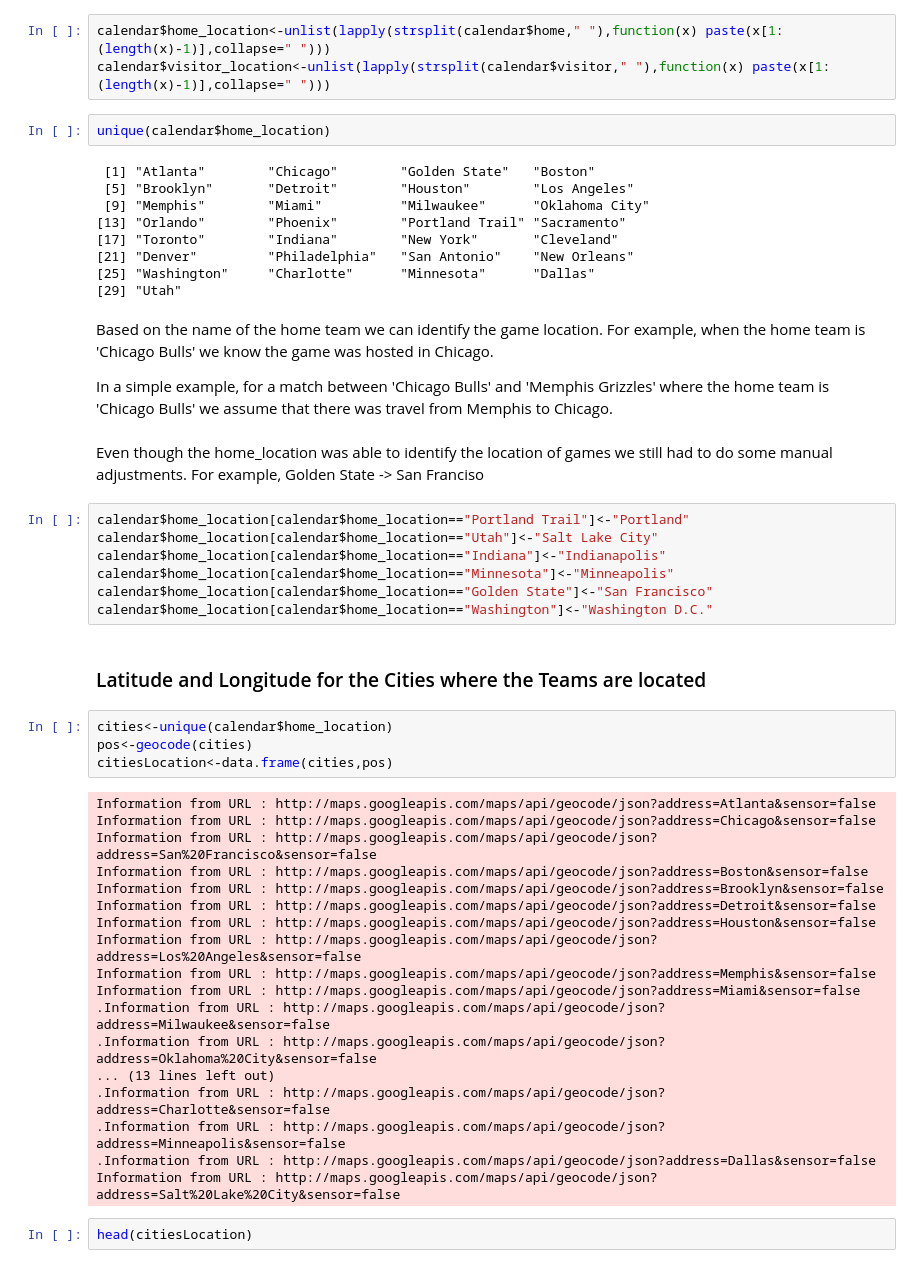
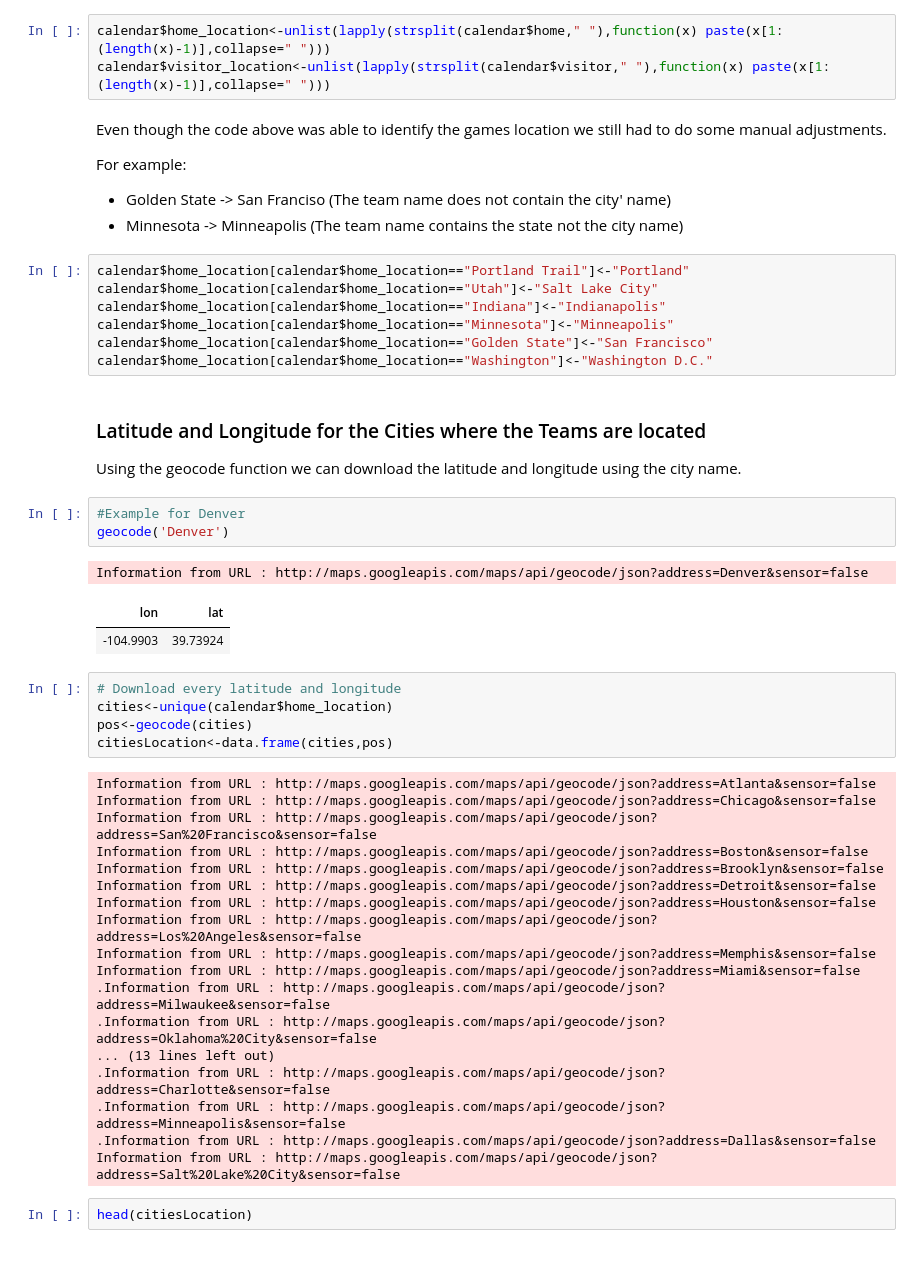
Before and after one commit to ddantasds/Data-Science-Projects, a Jupyter notebook: NBA calendar/NBA season calendar.ipynb, the cells around one changed output. Drawn from its saved outputs; the diff is of its cells as text.

```diff
--- a/NBA calendar/NBA season calendar.ipynb
+++ b/NBA calendar/NBA season calendar.ipynb
@@ -99,23 +103,12 @@ Minnesota Timberwolves       Dallas Mavericks              Utah Jazz
 # %%
 calendar$home_location<-unlist(lapply(strsplit(calendar$home," "),function(x) paste(x[1:(length(x)-1)],collapse=" ")))
 calendar$visitor_location<-unlist(lapply(strsplit(calendar$visitor," "),function(x) paste(x[1:(length(x)-1)],collapse=" ")))
-# %%
-unique(calendar$home_location)
-# %% [output]
- [1] "Atlanta"        "Chicago"        "Golden State"   "Boston"
- [5] "Brooklyn"       "Detroit"        "Houston"        "Los Angeles"
- [9] "Memphis"        "Miami"          "Milwaukee"      "Oklahoma City"
-[13] "Orlando"        "Phoenix"        "Portland Trail" "Sacramento"
-[17] "Toronto"        "Indiana"        "New York"       "Cleveland"
-[21] "Denver"         "Philadelphia"   "San Antonio"    "New Orleans"
-[25] "Washington"     "Charlotte"      "Minnesota"      "Dallas"
-[29] "Utah"
-# %% [markdown]
-Based on the name of the home team we can identify the game location. For example, when the home team is 'Chicago Bulls' we know the game was hosted in Chicago.
-
-In a simple example, for a match between 'Chicago Bulls' and 'Memphis Grizzles' where the home team is 'Chicago Bulls' we assume that there was travel from Memphis to Chicago.
 # %% [markdown]
-Even though the home_location was able to identify the location of games we still had to do some manual adjustments. For example, Golden State -> San Franciso
+Even though the code above was able to identify the games location we still had to do some manual adjustments.
+
+For example:
+* Golden State -> San Franciso (The team name does not contain the city' name)
+* Minnesota -> Minneapolis (The team name contains the state not the city name)
 # %%
 calendar$home_location[calendar$home_location=="Portland Trail"]<-"Portland"
 calendar$home_location[calendar$home_location=="Utah"]<-"Salt Lake City"
@@ -125,7 +118,16 @@ calendar$home_location[calendar$home_location=="Golden State"]<-"San Francisco"
 calendar$home_location[calendar$home_location=="Washington"]<-"Washington D.C."
 # %% [markdown]
 ### Latitude and Longitude for the Cities where the Teams are located
+Using the geocode function we can download the latitude and longitude using the city name.
+# %%
+#Example for Denver
+geocode('Denver')
+# %% [output]
+Information from URL : http://maps.googleapis.com/maps/api/geocode/json?address=Denver&sensor=false
+| lon | lat |
+| -104.9903 | 39.73924 |
 # %%
+# Download every latitude and longitude
 cities<-unique(calendar$home_location)
 pos<-geocode(cities)
 citiesLocation<-data.frame(cities,pos)
```
Also changed, not shown: parts of 25 cells of this notebook.
